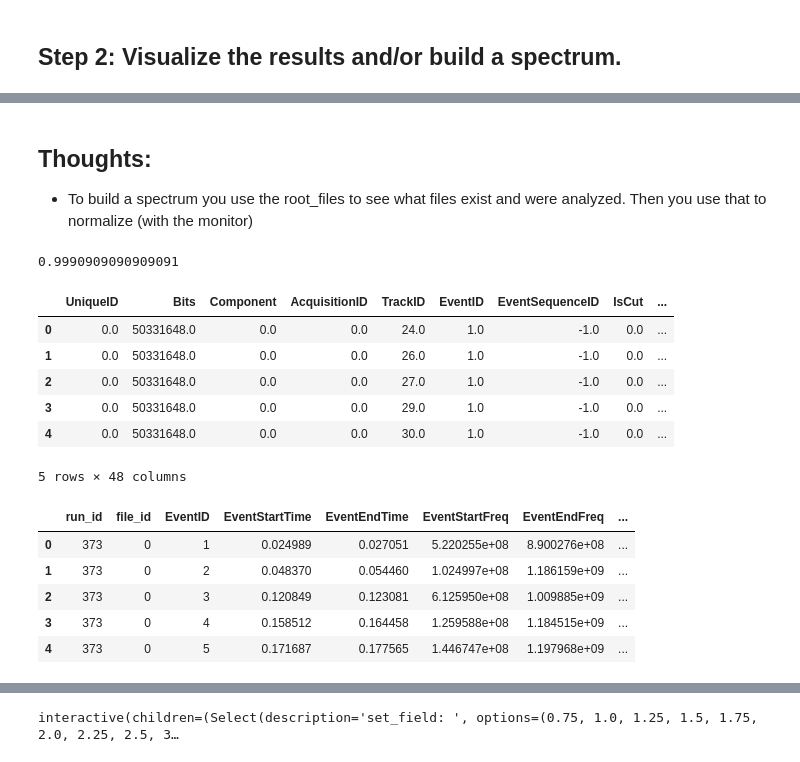
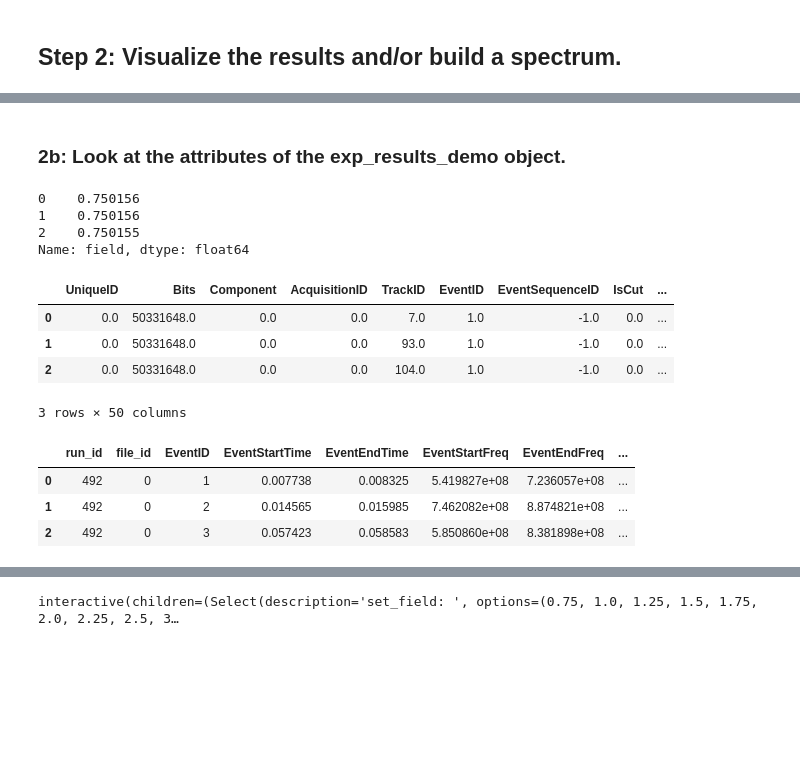
Before and after one commit to Helium6CRES/rocks_analysis_pipeline, a Jupyter notebook: rocks_analysis_demo_10122022.ipynb, the cells around one changed output, grey strips where cells are left out. Saved outputs shown, nothing was run; the diff lists cells and outputs as text; code cells hidden in the pictures; blank space fills up the shorter version.

```diff
--- a/rocks_analysis_demo_10122022.ipynb
+++ b/rocks_analysis_demo_10122022.ipynb
@@ -63,14 +65,16 @@ print(" ".join(str(x) for x in he6_run_list))
 # %%
 local_dir = "/media/drew/T7 Shield/rocks_analysis/saved_experiments"
-experiment_name = "testing_more_files"
-analysis_id = 10
+experiment_name = "ne_second_try"
+analysis_id = 0
 include_root_files=True
+max_root_files_to_grab = 2
 rebuild_experiment_dir=False
 # %%
 exp_results_demo = ExperimentResults(local_dir = local_dir,
                                      experiment_name = experiment_name,
                                      analysis_id = analysis_id,
                                      include_root_files = include_root_files,
+                                     max_root_files_to_grab = max_root_files_to_grab,
                                      rebuild_experiment_dir=rebuild_experiment_dir,
                                     )
 # %% [output]
@@ -81,26 +98,24 @@ All 46 root files are already present here: /media/drew/T7 Shield/rocks_analysis
 # %% [markdown]
-## Thoughts:
-* To build a spectrum you use the root_files to see what files exist and were analyzed. Then you use that to normalize (with the monitor)
+### 2b: Look at the attributes of the exp_results_demo object.
-# %%
-exp_results_demo.root_files.root_file_exists.mean()
-# %% [output]
-0.9990909090909091
+# %%
+exp_results_demo.root_files.field.head(3)
+# %% [output]
+0    0.750156
+1    0.750156
+2    0.750155
+Name: field, dtype: float64
 # %%
-exp_results_demo.tracks.head()
+exp_results_demo.tracks.head(3)
 # %% [output]
 |  | UniqueID | Bits | Component | AcquisitionID | TrackID | EventID | EventSequenceID | IsCut | ... |
-| 0 | 0.0 | 50331648.0 | 0.0 | 0.0 | 24.0 | 1.0 | -1.0 | 0.0 | ... |
-| 1 | 0.0 | 50331648.0 | 0.0 | 0.0 | 26.0 | 1.0 | -1.0 | 0.0 | ... |
-| 2 | 0.0 | 50331648.0 | 0.0 | 0.0 | 27.0 | 1.0 | -1.0 | 0.0 | ... |
-| 3 | 0.0 | 50331648.0 | 0.0 | 0.0 | 29.0 | 1.0 | -1.0 | 0.0 | ... |
-| 4 | 0.0 | 50331648.0 | 0.0 | 0.0 | 30.0 | 1.0 | -1.0 | 0.0 | ... |
+| 0 | 0.0 | 50331648.0 | 0.0 | 0.0 | 7.0 | 1.0 | -1.0 | 0.0 | ... |
+| 1 | 0.0 | 50331648.0 | 0.0 | 0.0 | 93.0 | 1.0 | -1.0 | 0.0 | ... |
+| 2 | 0.0 | 50331648.0 | 0.0 | 0.0 | 104.0 | 1.0 | -1.0 | 0.0 | ... |
-5 rows × 48 columns
+3 rows × 50 columns
 # %%
-exp_results_demo.events.head()
+exp_results_demo.events.head(3)
 # %% [output]
 |  | run_id | file_id | EventID | EventStartTime | EventEndTime | EventStartFreq | EventEndFreq | ... |
-| 0 | 373 | 0 | 1 | 0.024989 | 0.027051 | 5.220255e+08 | 8.900276e+08 | ... |
-| 1 | 373 | 0 | 2 | 0.048370 | 0.054460 | 1.024997e+08 | 1.186159e+09 | ... |
-| 2 | 373 | 0 | 3 | 0.120849 | 0.123081 | 6.125950e+08 | 1.009885e+09 | ... |
-| 3 | 373 | 0 | 4 | 0.158512 | 0.164458 | 1.259588e+08 | 1.184515e+09 | ... |
-| 4 | 373 | 0 | 5 | 0.171687 | 0.177565 | 1.446747e+08 | 1.197968e+09 | ... |
+| 0 | 492 | 0 | 1 | 0.007738 | 0.008325 | 5.419827e+08 | 7.236057e+08 | ... |
+| 1 | 492 | 0 | 2 | 0.014565 | 0.015985 | 7.462082e+08 | 8.874821e+08 | ... |
+| 2 | 492 | 0 | 3 | 0.057423 | 0.058583 | 5.850860e+08 | 8.381898e+08 | ... |
```
Also changed, not shown: parts of 7 cells of this notebook, 2 other files.
